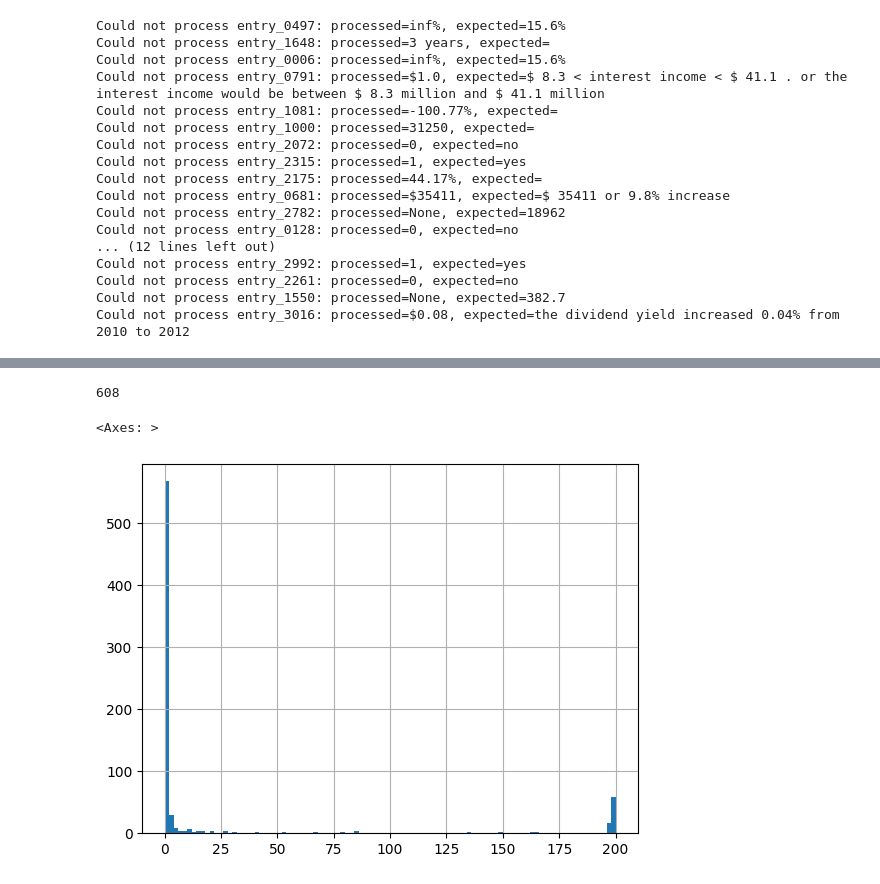
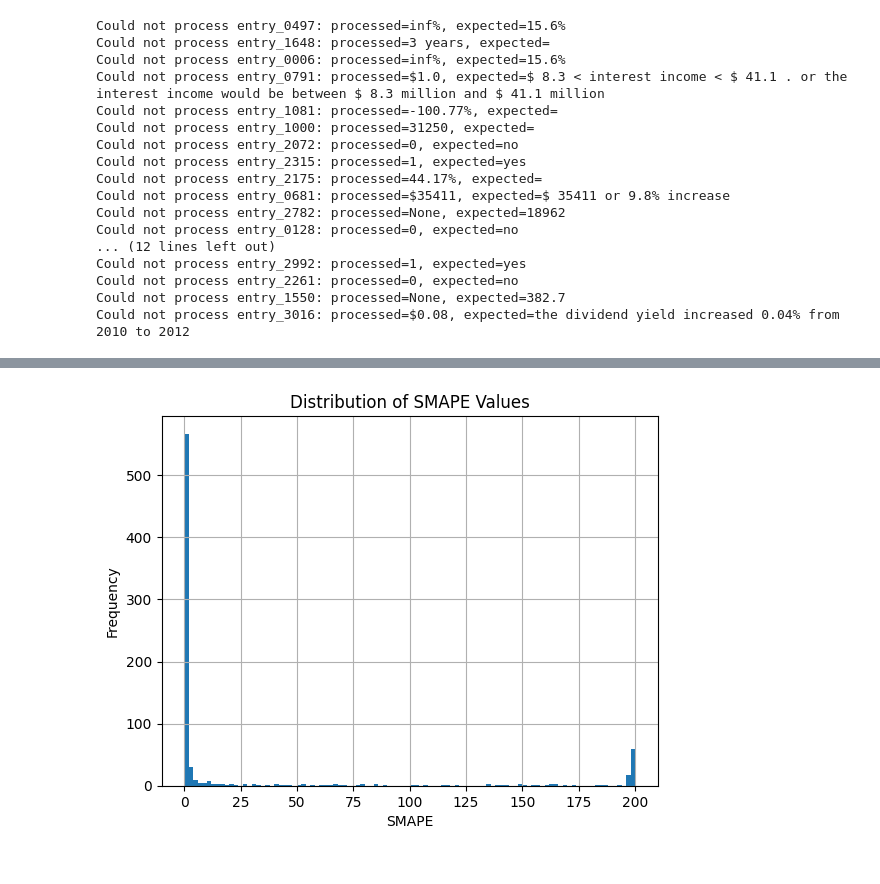
Before and after one commit to MahirManghnani/Technical-Asignment, a Jupyter notebook: notebooks/further_analysis.ipynb, the cells around one changed output, grey strips where cells are left out. Saved outputs shown, nothing was run; the diff lists cells and outputs as text; code cells hidden in the pictures.

```diff
--- a/notebooks/further_analysis.ipynb
+++ b/notebooks/further_analysis.ipynb
@@ -84,7 +51,3 @@ results[2]
-# %%
-len(results)
-# %% [output]
-608
 # %%
 df = pd.DataFrame(results)
 list_columns = ['questions', 'expected_answers', 'llm_responses', 'processed_answers', 'evaluation']
@@ -92,9 +55,12 @@ df = df.explode(list_columns).reset_index(drop=True)
 # %%
 eval_df = pd.json_normalize(df['evaluation'])
 results_df = df.drop(columns=['evaluation', 'llm_responses']).merge(eval_df, left_index=True, right_index=True)
-# %%
-results_df['smape'].hist(bins=100)
-# %% [output]
-<Axes: >
-[figure, removed]
+# %%
+results_df['smape'].hist(bins=100)
+plt.title('Distribution of SMAPE Values')
+plt.xlabel('SMAPE')
+plt.ylabel('Frequency')
+plt.show()
+# %% [output]
+[figure, added]
 # %%
```
Also changed, not shown: parts of 12 cells of this notebook, 5 other files.
